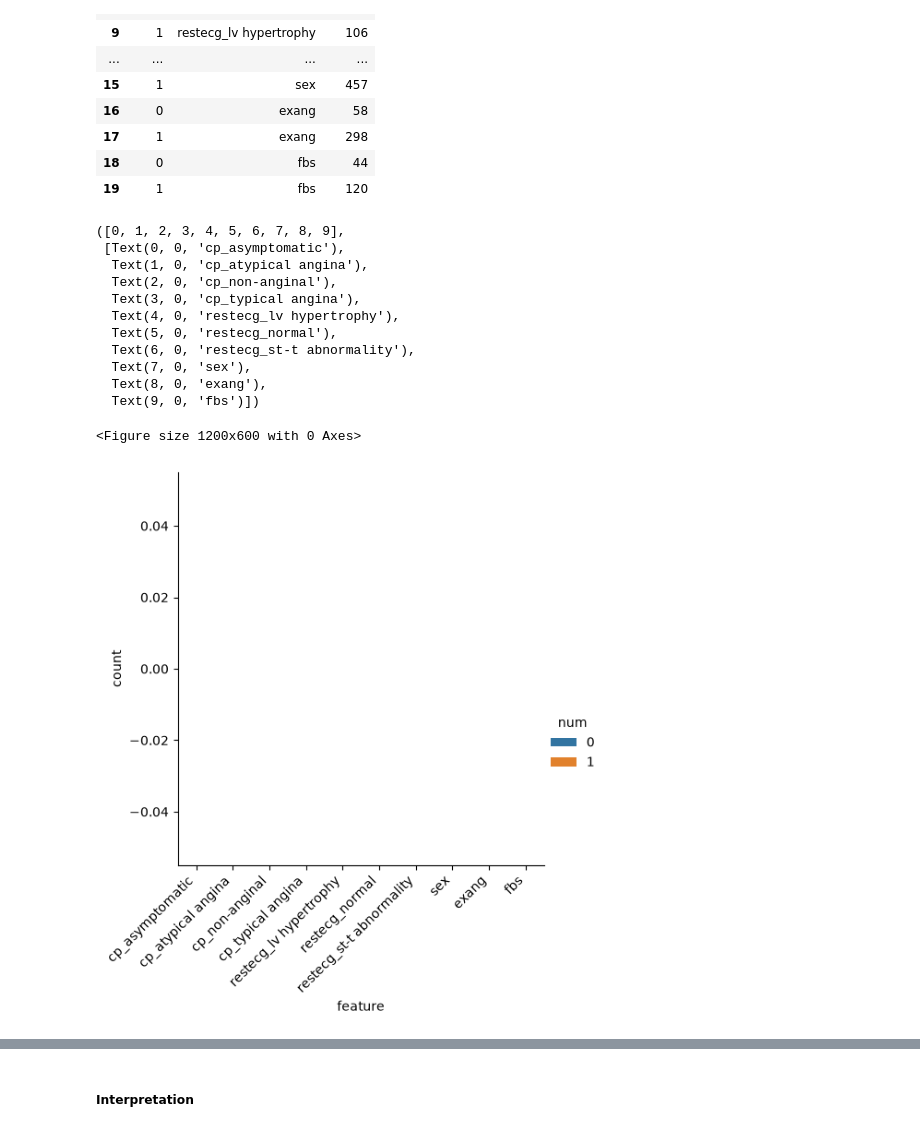
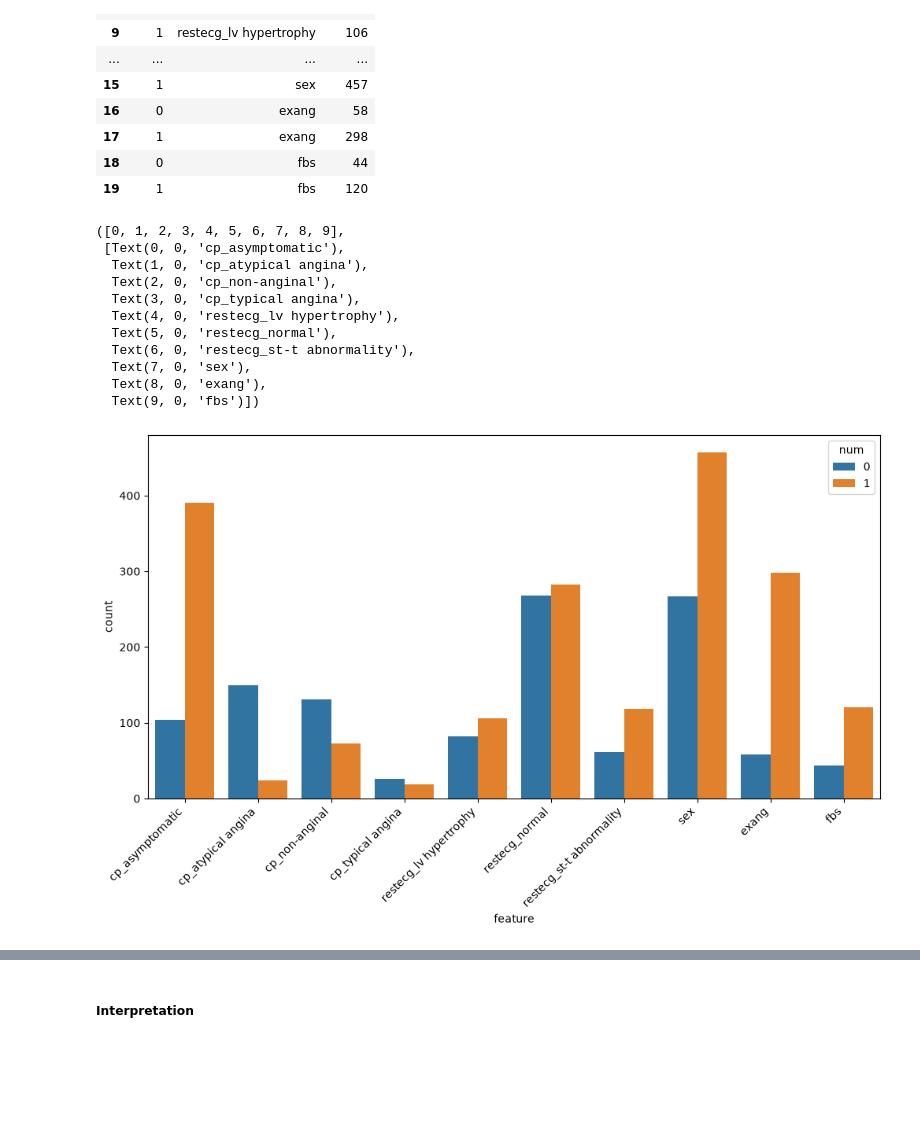
Before and after one commit to ThereseColeongco/hd-classifier, a Jupyter notebook: classifier.ipynb, the cells around one changed output, grey strips where cells are left out. Cells and saved outputs as stored; diff of their text form; code cells hidden in the pictures; blank space fills up the shorter version.

```diff
--- a/classifier.ipynb
+++ b/classifier.ipynb
@@ -704,20 +706,19 @@ long_df_cat
 | 19 | 1 | fbs | 120 |
 # %%
 plt.figure(figsize=(12,6))
-bar_plot = sns.catplot(data=long_df_cat, kind='bar', x='feature', y='count', hue='num', hue_order=['0', '1'])
+bar_plot = sns.barplot(data=long_df_cat, x='feature', y='count', hue='num', hue_order=[0, 1])
 
 plt.xticks(rotation=45, ha='right')
 # %% [output]
 ([0, 1, 2, 3, 4, 5, 6, 7, 8, 9],
  [Text(0, 0, 'cp_asymptomatic'),
   Text(1, 0, 'cp_atypical angina'),
   Text(2, 0, 'cp_non-anginal'),
   Text(3, 0, 'cp_typical angina'),
   Text(4, 0, 'restecg_lv hypertrophy'),
   Text(5, 0, 'restecg_normal'),
   Text(6, 0, 'restecg_st-t abnormality'),
   Text(7, 0, 'sex'),
   Text(8, 0, 'exang'),
   Text(9, 0, 'fbs')])
-<Figure size 1200x600 with 0 Axes>
-[figure, old version]
+[figure, new version]
```
Also changed, not shown: parts of 6 cells of this notebook.
